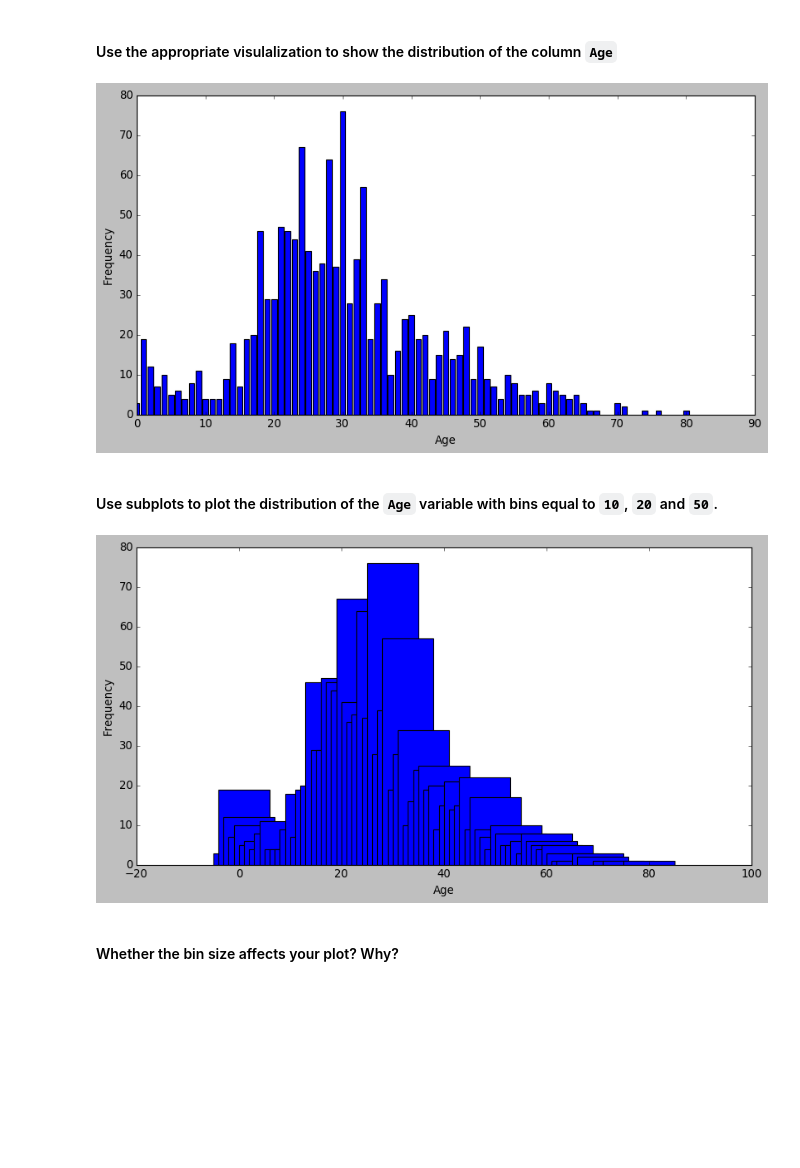
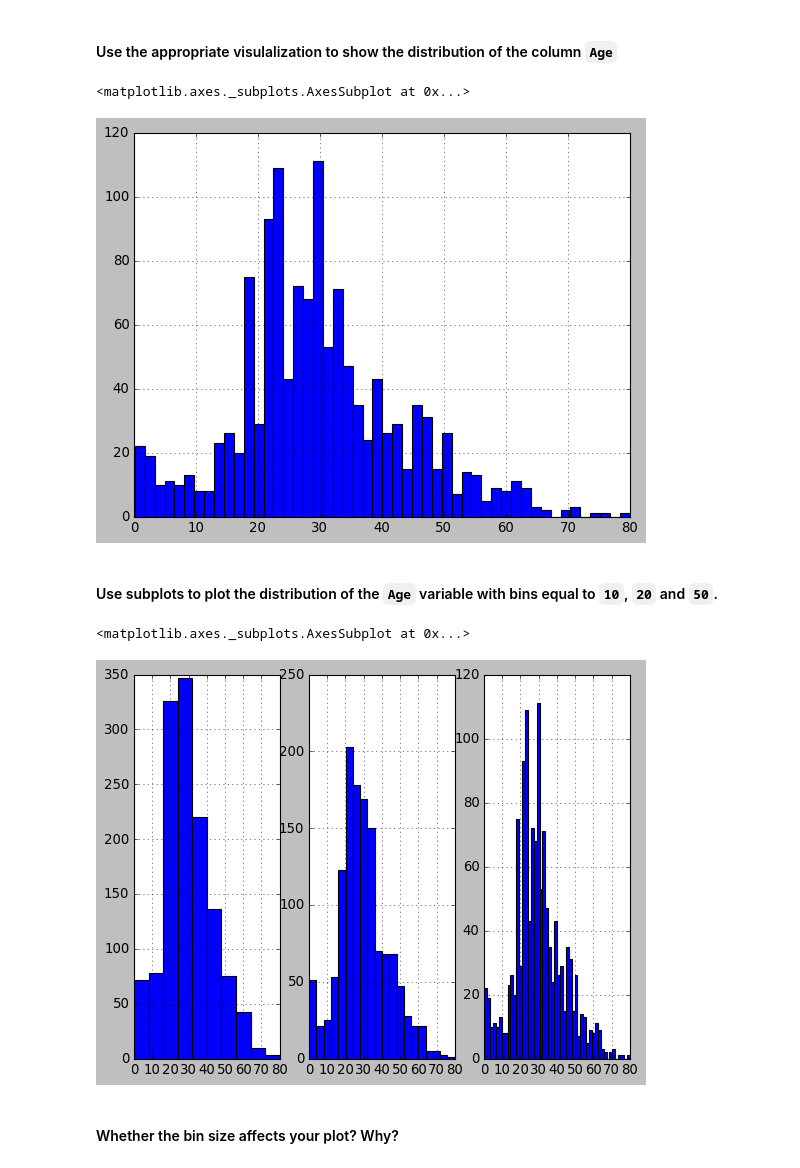
Before and after one commit to ilse-espino/data-ber-03-20, a Jupyter notebook: Labs/module-2_labs/03_data-visualization/02_lab-matplotlib-seaborn/your-code/challenge-3.ipynb, the cells around one changed output. Drawn from its saved outputs; the diff is of its cells as text; code cells hidden in the pictures; blank space fills up the shorter version.

```diff
--- a/Labs/module-2_labs/03_data-visualization/02_lab-matplotlib-seaborn/your-code/challenge-3.ipynb
+++ b/Labs/module-2_labs/03_data-visualization/02_lab-matplotlib-seaborn/your-code/challenge-3.ipynb
@@ -94,30 +98,44 @@ plt.style.use('classic')
 # %%
 # your code here
 
-titanic["Age"] = titanic["Age"].round()
+# titanic["Age"] = titanic["Age"].round()
 
-ages = titanic.groupby(["Age"]).agg({"Name":"count"}).reset_index()
+# ages = titanic.groupby(["Age"]).agg({"Name":"count"}).reset_index()
 
-fig, ax = plt.subplots(figsize=(12,6))
-plt.style.use('classic')
-ax.set_xlim(0,90)
-ax.set_xlabel("Age")
-ax.set_ylabel("Frequency")
-ax.bar(ages["Age"], ages["Name"]);
+# fig, ax = plt.subplots(figsize=(12,6))
+# plt.style.use('classic')
+# ax.set_xlim(0,90)
+# ax.set_xlabel("Age")
+# ax.set_ylabel("Frequency")
+# ax.bar(ages["Age"], ages["Name"]);
+
+
+## LAB SOLUTION
+titanic['Age'].hist(bins=50)
 # %% [output]
+<matplotlib.axes._subplots.AxesSubplot at 0x...>
-[figure, old version]
+[figure, new version]
 # %% [markdown]
 #### Use subplots to plot the distribution of the `Age` variable with bins equal to `10`, `20` and `50`.
 # %%
 # your code here
 
-fig, ax = plt.subplots(figsize=(12,6))
-plt.style.use('classic')
-ax.set_xlabel("Age")
-ax.set_ylabel("Frequency")
-ax.bar(ages["Age"], ages["Name"], width=10);
+# fig, ax = plt.subplots(figsize=(12,6))
+# plt.style.use('classic')
+# ax.set_xlabel("Age")
+# ax.set_ylabel("Frequency")
+# ax.bar(ages["Age"], ages["Name"], width=10);
+
+
+plt.subplot(1,3,1)
+titanic['Age'].hist()
+plt.subplot(1,3,2)
+titanic['Age'].hist(bins=20)
+plt.subplot(1,3,3)
+titanic['Age'].hist(bins=50)
 # %% [output]
+<matplotlib.axes._subplots.AxesSubplot at 0x...>
-[figure, old version]
+[figure, new version]
 # %% [markdown]
 #### Whether the bin size affects your plot? Why?
 # %%
```
Also changed, not shown: parts of 17 cells of this notebook, 27 other files.
